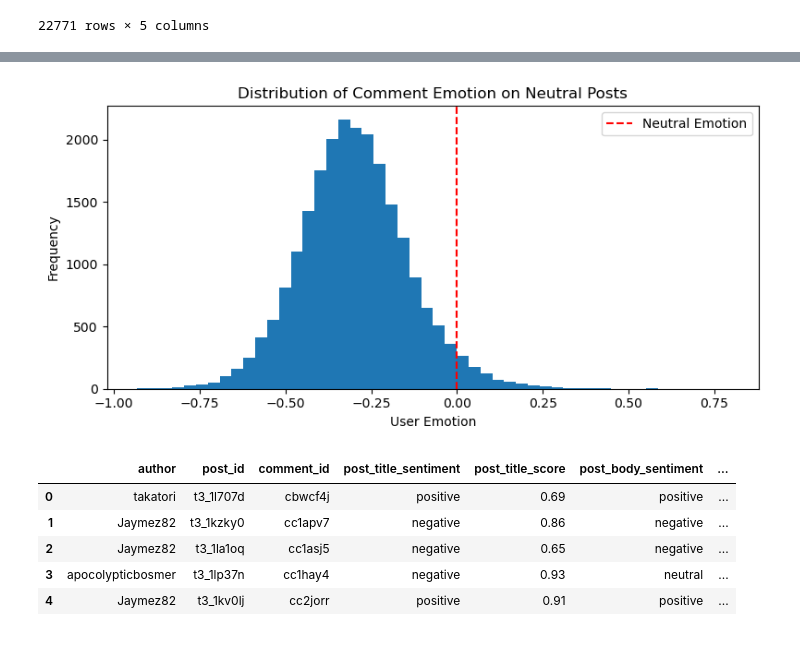
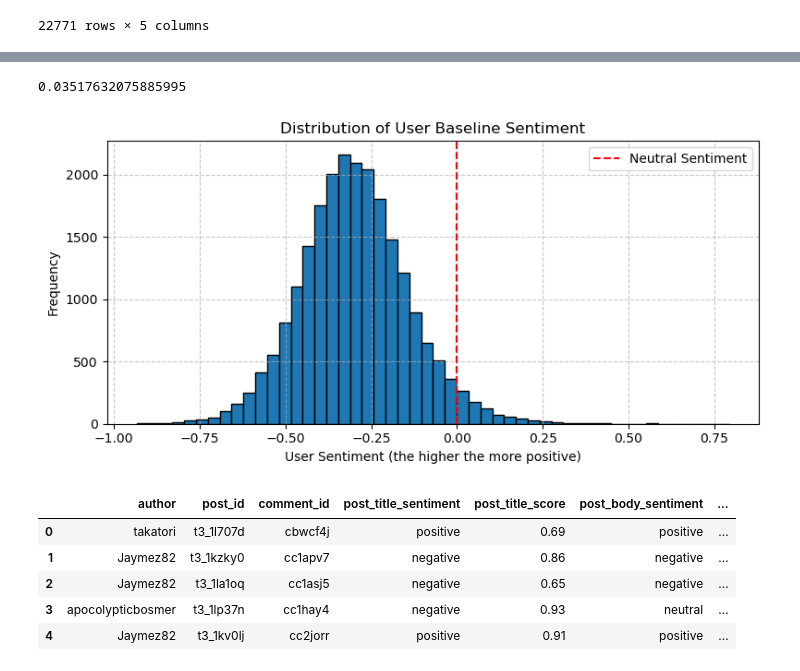
Before and after one commit to nmrenyi/subreddits24, a Jupyter notebook: regression/regression.ipynb, the cells around one changed output, grey strips where cells are left out. Drawn from its saved outputs; the diff is of its cells as text; code cells hidden in the pictures.

```diff
--- a/regression/regression.ipynb
+++ b/regression/regression.ipynb
@@ -82,18 +103,24 @@ user_emotion_dict = dict(zip(user_list, user_emotion_list))
+# %%
+len([x for x in user_emotion_list if x > 0]) / len(user_emotion_list)
+# %% [output]
+0.03517632075885995
 # %%
 # draw the distribution of user_emotion_list
 import matplotlib.pyplot as plt
 plt.figure(figsize=(8, 4))
-plt.axvline(x=0, color='red', linestyle='--', label='Neutral Emotion')
+
+plt.hist(user_emotion_list, bins=50, edgecolor='black', align='mid')
+plt.xlabel('User Sentiment (the higher the more positive)')
+plt.ylabel('Frequency')
+plt.title('Distribution of User Baseline Sentiment')
+plt.tight_layout()
+plt.grid(True, linestyle='--', alpha=0.7)
+plt.axvline(x=0, color='red', linestyle='--', label='Neutral Sentiment')
 plt.legend()
-plt.hist(user_emotion_list, bins=50)
-plt.xlabel('User Emotion')
-plt.ylabel('Frequency')
-plt.title('Distribution of Comment Emotion on Neutral Posts')
-plt.tight_layout()
 plt.savefig('../figures/user_emotion_distribution.png', dpi=300)
 plt.show()
 # %% [output]
-[figure, old version]
+[figure, new version]
 # %%
 data_df.head()
 # %% [output]
```
Also changed, not shown: parts of 47 cells of this notebook.
